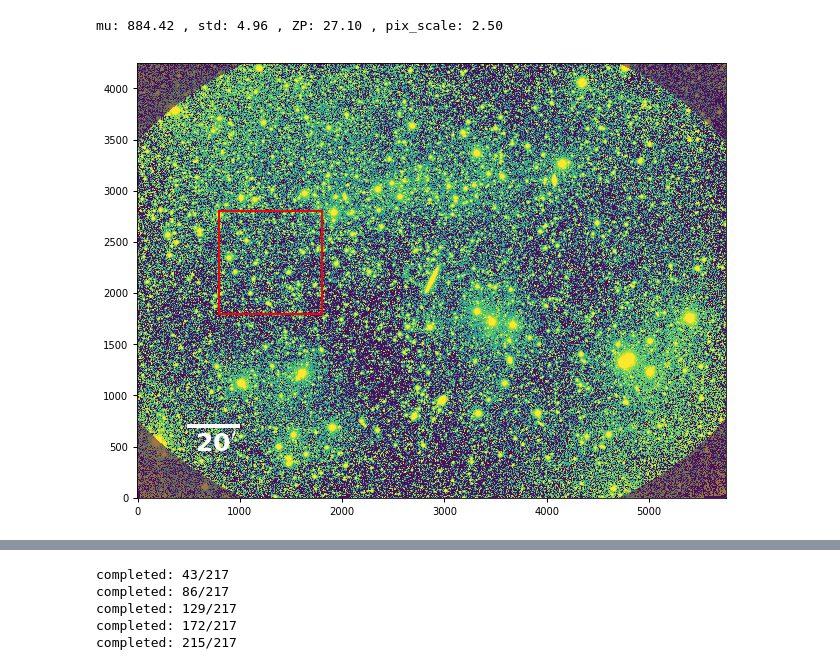
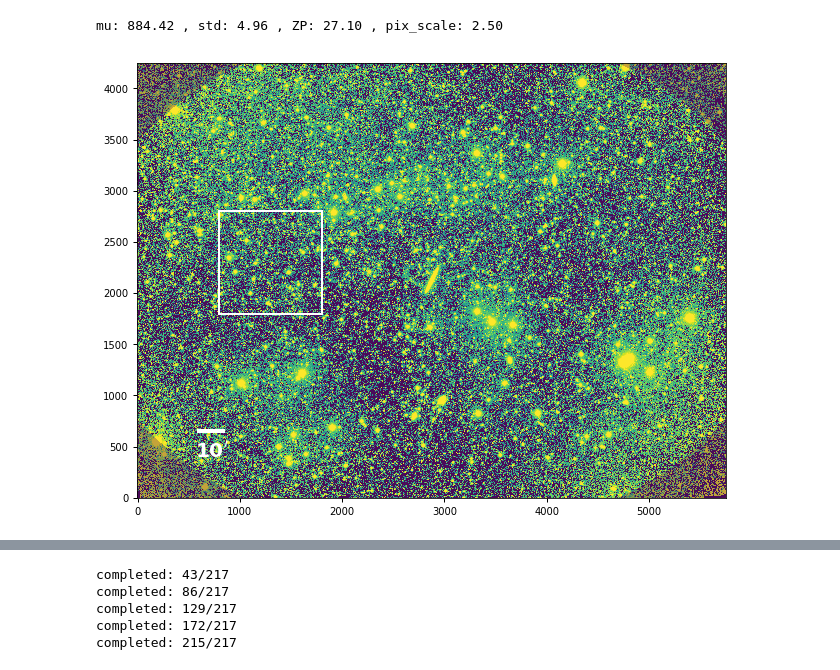
Before and after one commit to qliu4676/elderflower, a Jupyter notebook: demos/Measure_SE_APASS_demo.ipynb, the cells around one changed output, grey strips where cells are left out. Cells and saved outputs as stored; diff of their text form; code cells hidden in the pictures.

```diff
--- a/demos/Measure_SE_APASS_demo.ipynb
+++ b/demos/Measure_SE_APASS_demo.ipynb
@@ -38,56 +34,46 @@ draw = True
+# %%
+read = False
+save = False
+draw = True
 # %%
 ############################################
 # Read
 ############################################
 
 hdu = fits.open("./coadd_SloanR_NGC_5907.fits")[0]
 data = hdu.data
 header = hdu.header
 wcs_data = wcs.WCS(header)
 
 seeing = 2.5
 # Runned from create_photometric_light_APASS
 seg_map = fits.open("./SE_APASS/coadd_SloanR_NGC_5907_seg.fits")[0].data
 weight_edge = fits.open("./weight_NGC5907.fits")[0].data
 SE_cat_full = Table.read("./SE_APASS/coadd_SloanR_NGC_5907.cat", format="ascii.sextractor")
 
 mu, std = np.float(hdu.header["BACKVAL"]), mad_std(hdu.data[seg_map==0&(weight_edge>0.5)])
 ZP, pix_scale = np.float(hdu.header["REFZP"]), np.float(hdu.header["PIXSCALE"])
 print("mu: %.2f , std: %.2f , ZP: %.2f , pix_scale: %.2f" %(mu, std, ZP, pix_scale))
 
 SE_cat_full["RMAG_AUTO"] = -2.5*np.log10(SE_cat_full["FLUX_AUTO"]) + ZP
 
 ############################################
 # Crop
 ############################################
 patch_Xmin, patch_Ymin, patch_Xmax, patch_Ymax = (800, 1800, 1800, 2800)
+# patch_Xmin, patch_Ymin, patch_Xmax, patch_Ymax = (800, 600, 1800, 1600)
+# patch_Xmin, patch_Ymin, patch_Xmax, patch_Ymax = (3000, 1400, 4000, 2400)
 image_bounds = (patch_Xmin, patch_Ymin, patch_Xmax, patch_Ymax)
 
-def crop_image(data, seg_map, bounds, weight_map=None, draw=False):
-    patch_Xmin, patch_Ymin, patch_Xmax, patch_Ymax = bounds
-    patch_xmin, patch_ymin = coord_Im2Array(patch_Xmin, patch_Ymin)
-    patch_xmax, patch_ymax = coord_Im2Array(patch_Xmax, patch_Ymax)
+patch, seg_patch = crop_image(data, seg_map, image_bounds, weight_map=weight_edge,
+                              sky_mean=mu, sky_std=std, color="w",draw=True)
 
-    patch = np.copy(data[patch_xmin:patch_xmax, patch_ymin:patch_ymax])
-    seg_patch = np.copy(seg_map[patch_xmin:patch_xmax, patch_ymin:patch_ymax])
-
-    if draw:
-        fig, ax = plt.subplots(figsize=(12,8))
-        plt.imshow(data, vmin=mu, vmax=mu+10*std, norm=norm1, origin="lower", cmap="viridis",alpha=0.9)
-        if weight_map is not None:
-            plt.imshow(data*weight_map, vmin=mu, vmax=mu+10*std, norm=norm1, origin="lower", cmap="viridis",alpha=0.5)
-        plt.plot([500,980],[700,700],"w",lw=4)
-        plt.text(560,450, r"$\bf 20'$",color='w', fontsize=25)
-        rect = patches.Rectangle((patch_ymin,patch_xmin),1000,1000,linewidth=2,edgecolor='r',facecolor='none')
-        ax.add_patch(rect)
-        plt.show()
-
-    return patch, seg_patch
-
-patch, seg_patch = crop_image(data, seg_map, image_bounds, weight_map=weight_edge, draw=True)
+if read:
+    table_res_Rnorm = Table.read("./Rnorm_8pix_15mag_X800Y600.txt", format="ascii")
+    table_res_Rnorm = crop_catalog(table_res_Rnorm, bounds=image_bounds)
 # %% [output]
 mu: 884.42 , std: 4.96 , ZP: 27.10 , pix_scale: 2.50
-[figure, old version]
+[figure, new version]
 # %%
 ############################################
 # Crossmatch
```
Also changed, not shown: parts of 14 cells of this notebook, 1 other file.
